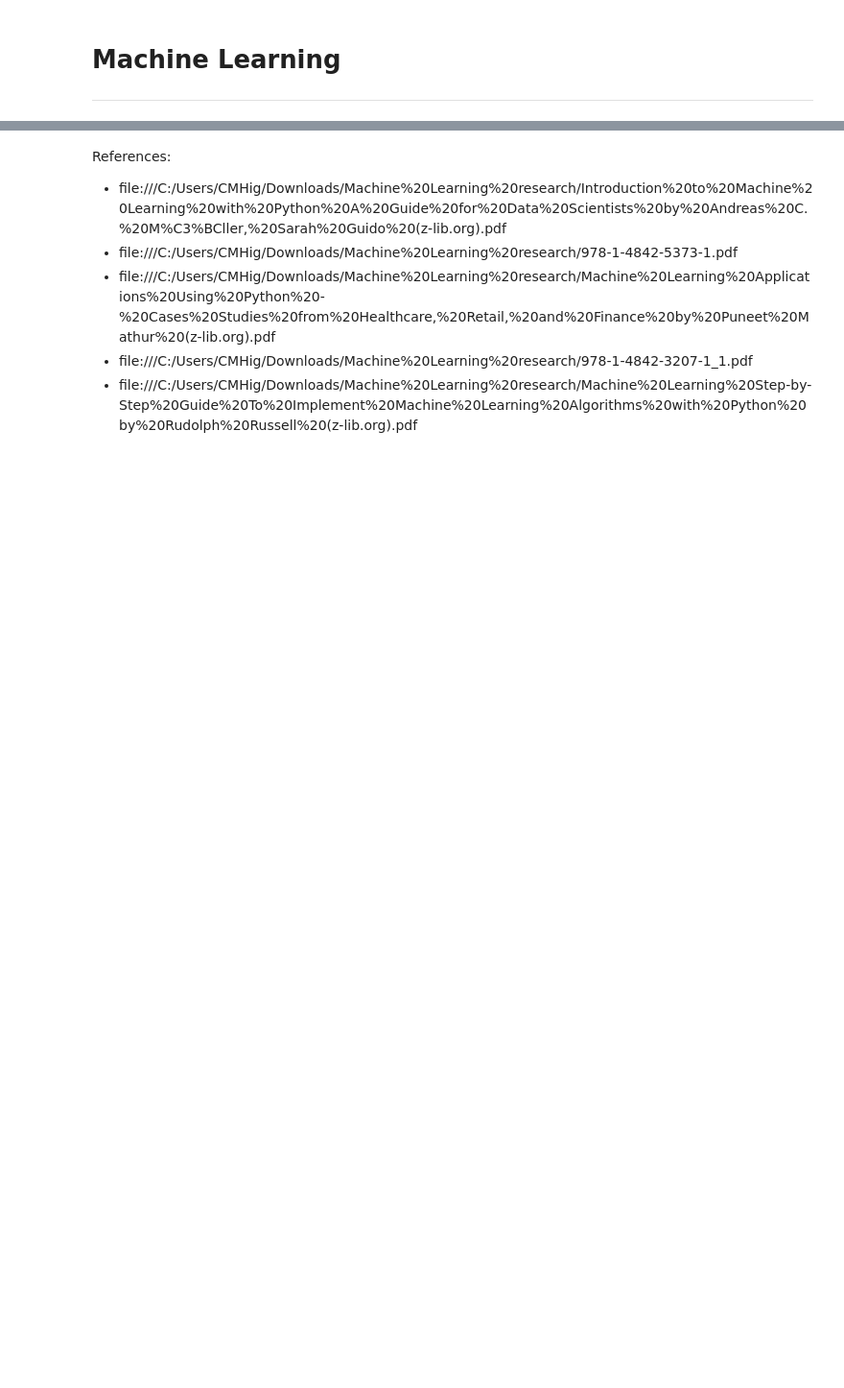
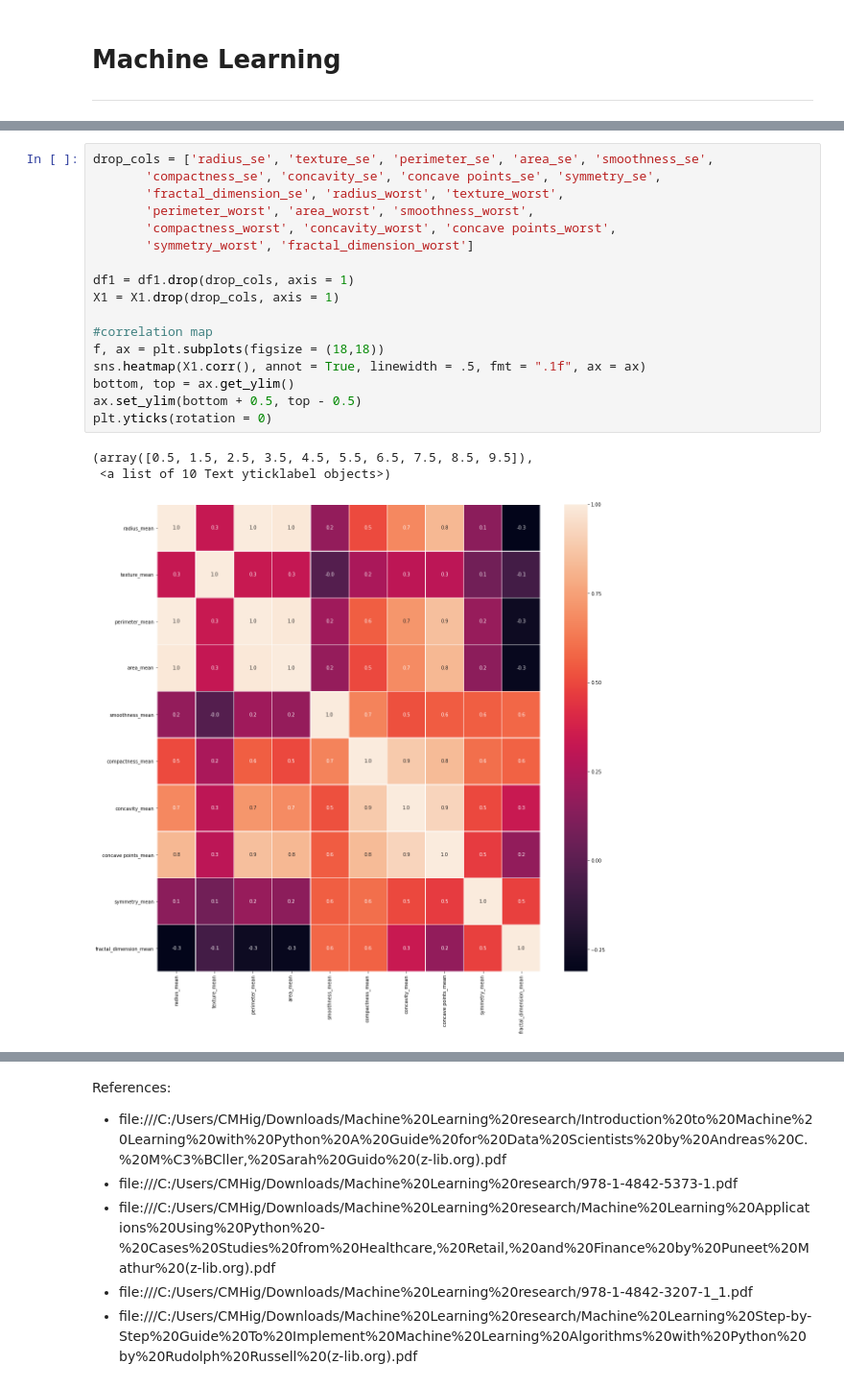
Before and after one commit to colmhiggs11/Machine_Learning_21_CH, a Jupyter notebook: Scikit-Learn.ipynb, the cells around one changed output, grey strips where cells are left out. Shown at 96% size. Saved outputs shown, nothing was run; the diff lists cells and outputs as text; blank space fills up the shorter version.

```diff
--- a/Scikit-Learn.ipynb
+++ b/Scikit-Learn.ipynb
@@ -236,0 +345,21 @@ Specifically, it provides the RandomizedSearchCV for random search and GridSearc
+# %%
+drop_cols = ['radius_se', 'texture_se', 'perimeter_se', 'area_se', 'smoothness_se',
+       'compactness_se', 'concavity_se', 'concave points_se', 'symmetry_se',
+       'fractal_dimension_se', 'radius_worst', 'texture_worst',
+       'perimeter_worst', 'area_worst', 'smoothness_worst',
+       'compactness_worst', 'concavity_worst', 'concave points_worst',
+       'symmetry_worst', 'fractal_dimension_worst']
+
+df1 = df1.drop(drop_cols, axis = 1)
+X1 = X1.drop(drop_cols, axis = 1)
+
+#correlation map
+f, ax = plt.subplots(figsize = (18,18))
+sns.heatmap(X1.corr(), annot = True, linewidth = .5, fmt = ".1f", ax = ax)
+bottom, top = ax.get_ylim()
+ax.set_ylim(bottom + 0.5, top - 0.5)
+plt.yticks(rotation = 0)
+# %% [output]
+(array([0.5, 1.5, 2.5, 3.5, 4.5, 5.5, 6.5, 7.5, 8.5, 9.5]),
+ <a list of 10 Text yticklabel objects>)
+[figure, added]
```
Also changed, not shown: parts of 49 cells of this notebook, 6 other files.
